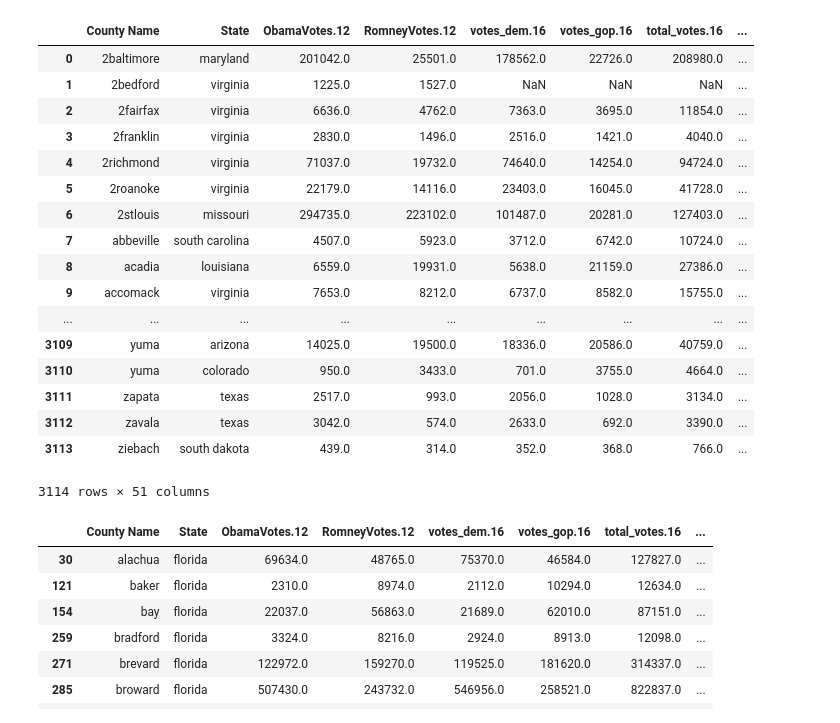
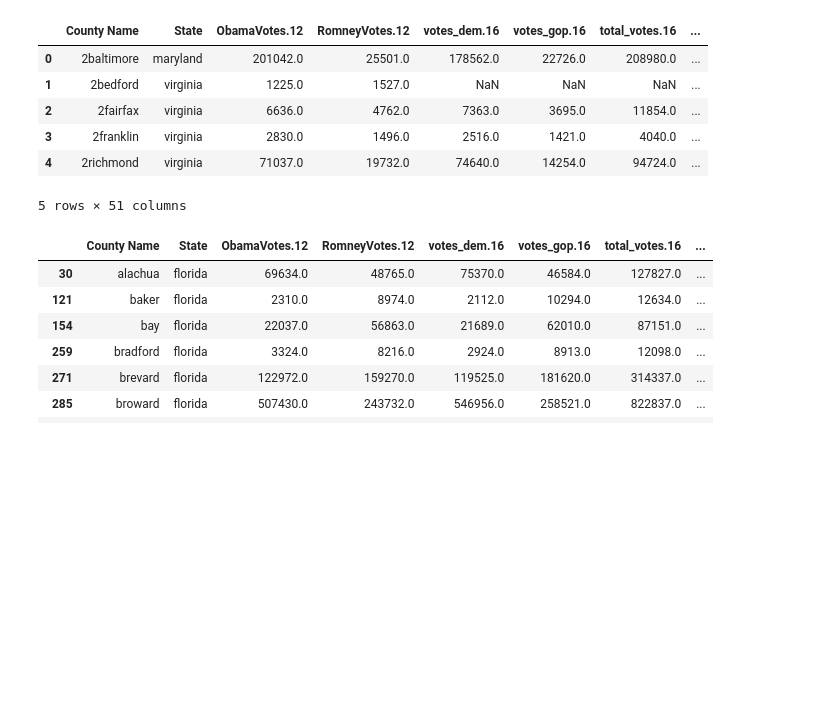
Before and after one commit to adnanhemani/data8-assets, a Jupyter notebook: plotly_demo.ipynb, the cells around one changed output. Cells and saved outputs as stored; diff of their text form; code cells hidden in the pictures; blank space fills up the shorter version.

```diff
--- a/plotly_demo.ipynb
+++ b/plotly_demo.ipynb
@@ -8,26 +8,15 @@ import pandas as pd
 py.sign_in('adnanhemani', 'OQ5t9MeArgdp0XzblOdR')
 # %%
 df = pd.read_csv("https://raw.githubusercontent.com/adnanhemani/data8-assets/master/merged_election_data.csv").drop("Unnamed: 0", axis=1)
-df
+df.head()
 # %% [output]
 |  | County Name | State | ObamaVotes.12 | RomneyVotes.12 | votes_dem.16 | votes_gop.16 | total_votes.16 | ... |
 | 0 | 2baltimore | maryland | 201042.0 | 25501.0 | 178562.0 | 22726.0 | 208980.0 | ... |
 | 1 | 2bedford | virginia | 1225.0 | 1527.0 | NaN | NaN | NaN | ... |
 | 2 | 2fairfax | virginia | 6636.0 | 4762.0 | 7363.0 | 3695.0 | 11854.0 | ... |
 | 3 | 2franklin | virginia | 2830.0 | 1496.0 | 2516.0 | 1421.0 | 4040.0 | ... |
 | 4 | 2richmond | virginia | 71037.0 | 19732.0 | 74640.0 | 14254.0 | 94724.0 | ... |
-| 5 | 2roanoke | virginia | 22179.0 | 14116.0 | 23403.0 | 16045.0 | 41728.0 | ... |
-| 6 | 2stlouis | missouri | 294735.0 | 223102.0 | 101487.0 | 20281.0 | 127403.0 | ... |
-| 7 | abbeville | south carolina | 4507.0 | 5923.0 | 3712.0 | 6742.0 | 10724.0 | ... |
-| 8 | acadia | louisiana | 6559.0 | 19931.0 | 5638.0 | 21159.0 | 27386.0 | ... |
-| 9 | accomack | virginia | 7653.0 | 8212.0 | 6737.0 | 8582.0 | 15755.0 | ... |
-| ... | ... | ... | ... | ... | ... | ... | ... | ... |
-| 3109 | yuma | arizona | 14025.0 | 19500.0 | 18336.0 | 20586.0 | 40759.0 | ... |
-| 3110 | yuma | colorado | 950.0 | 3433.0 | 701.0 | 3755.0 | 4664.0 | ... |
-| 3111 | zapata | texas | 2517.0 | 993.0 | 2056.0 | 1028.0 | 3134.0 | ... |
-| 3112 | zavala | texas | 3042.0 | 574.0 | 2633.0 | 692.0 | 3390.0 | ... |
-| 3113 | ziebach | south dakota | 439.0 | 314.0 | 352.0 | 368.0 | 766.0 | ... |
-3114 rows × 51 columns
+5 rows × 51 columns
 # %%
 # df_filtered_2016 = df[['votes_dem.16','votes_gop.16', "state_abbr"]]
 # new_df_2016 = df_filtered_2016.groupby('state_abbr').sum()
```
Also changed, not shown: parts of 8 cells of this notebook.
